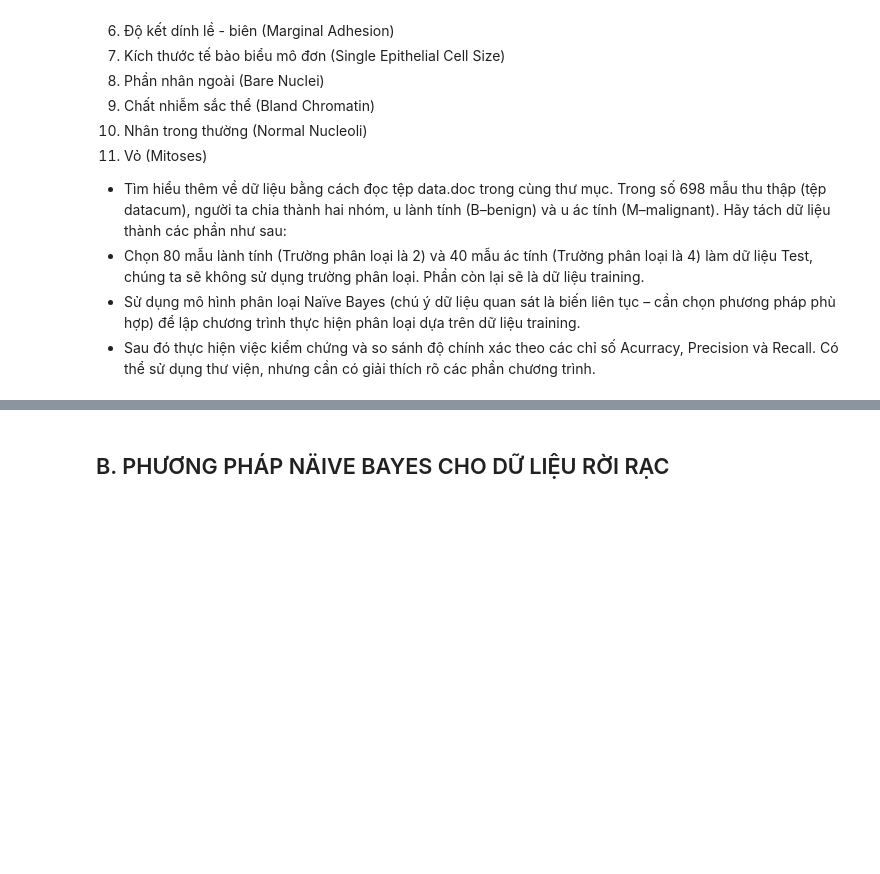
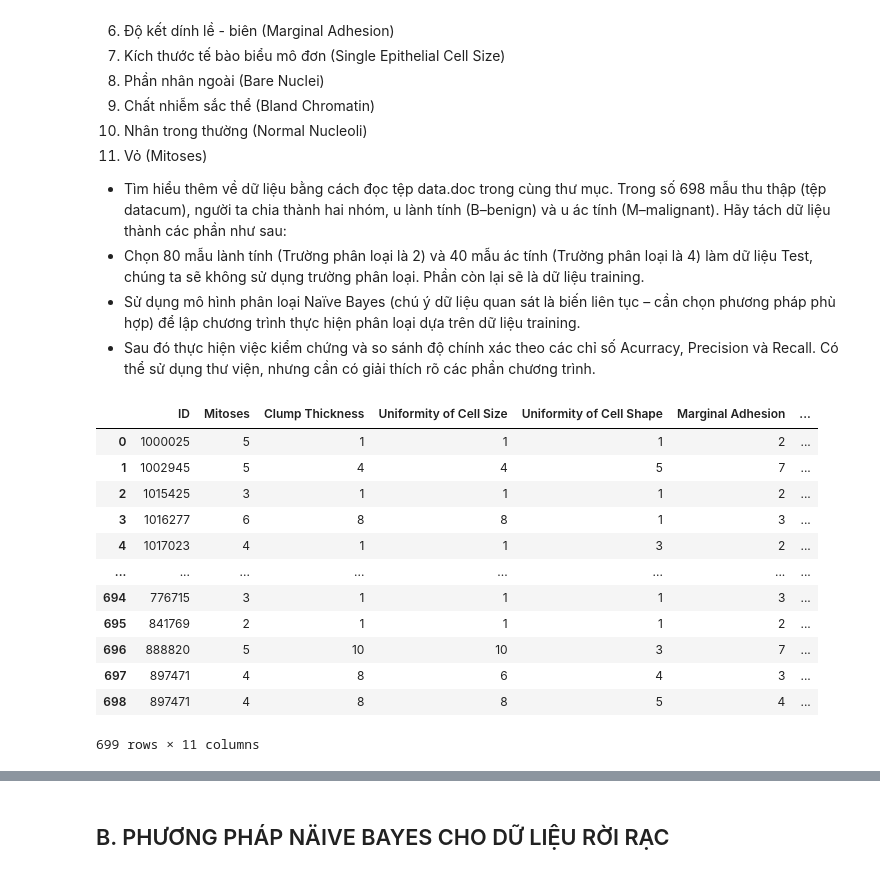
Before and after one commit to vutiendat2302/hocky-2-nam-3-toantin-, a Jupyter notebook: machine_learning/exercise/ex2/23000111_VuTienDat_NAIVE_BAYES_METHODS.ipynb, the cells around one changed output, grey strips where cells are left out. Saved outputs shown, nothing was run; the diff lists cells and outputs as text; code cells hidden in the pictures; blank space fills up the shorter version.

```diff
--- a/machine_learning/exercise/ex2/23000111_VuTienDat_NAIVE_BAYES_METHODS.ipynb
+++ b/machine_learning/exercise/ex2/23000111_VuTienDat_NAIVE_BAYES_METHODS.ipynb
@@ -203,0 +368,21 @@ Recall. Có thể sử dụng thư viện, nhưng cần có giải thích rõ c
+# %%
+# tim hieu ve du lieu
+# Cach doc tep .data cung nhu cach doc tep .csv
+column_names = ['ID', 'Mitoses', 'Clump Thickness', 'Uniformity of Cell Size', 'Uniformity of Cell Shape',
+                'Marginal Adhesion', 'Single Epithelial Cell Size', 'Bare Nuclei', 'Bland Chromatin', 'Normal Nucleoli', 'Class']
+df = pd.read_csv('breast-cancer-wisconsin.data', header = None, names = column_names, na_values="?")
+df
+# %% [output]
+|  | ID | Mitoses | Clump Thickness | Uniformity of Cell Size | Uniformity of Cell Shape | Marginal Adhesion | ... |
+| 0 | 1000025 | 5 | 1 | 1 | 1 | 2 | ... |
+| 1 | 1002945 | 5 | 4 | 4 | 5 | 7 | ... |
+| 2 | 1015425 | 3 | 1 | 1 | 1 | 2 | ... |
+| 3 | 1016277 | 6 | 8 | 8 | 1 | 3 | ... |
+| 4 | 1017023 | 4 | 1 | 1 | 3 | 2 | ... |
+| ... | ... | ... | ... | ... | ... | ... | ... |
+| 694 | 776715 | 3 | 1 | 1 | 1 | 3 | ... |
+| 695 | 841769 | 2 | 1 | 1 | 1 | 2 | ... |
+| 696 | 888820 | 5 | 10 | 10 | 3 | 7 | ... |
+| 697 | 897471 | 4 | 8 | 6 | 4 | 3 | ... |
+| 698 | 897471 | 4 | 8 | 8 | 5 | 4 | ... |
+699 rows × 11 columns
```
Also changed, not shown: parts of 59 cells of this notebook, 4 other files.
